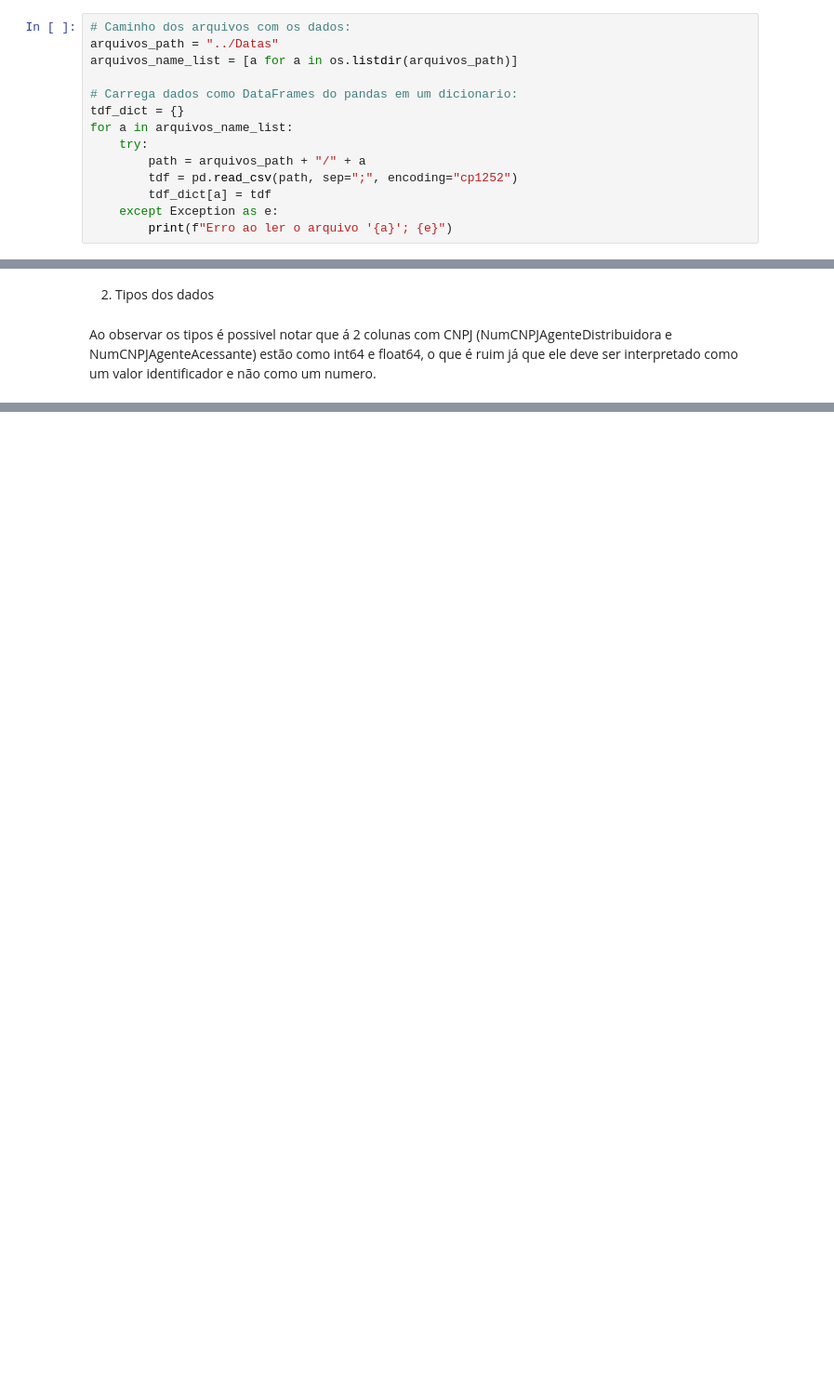
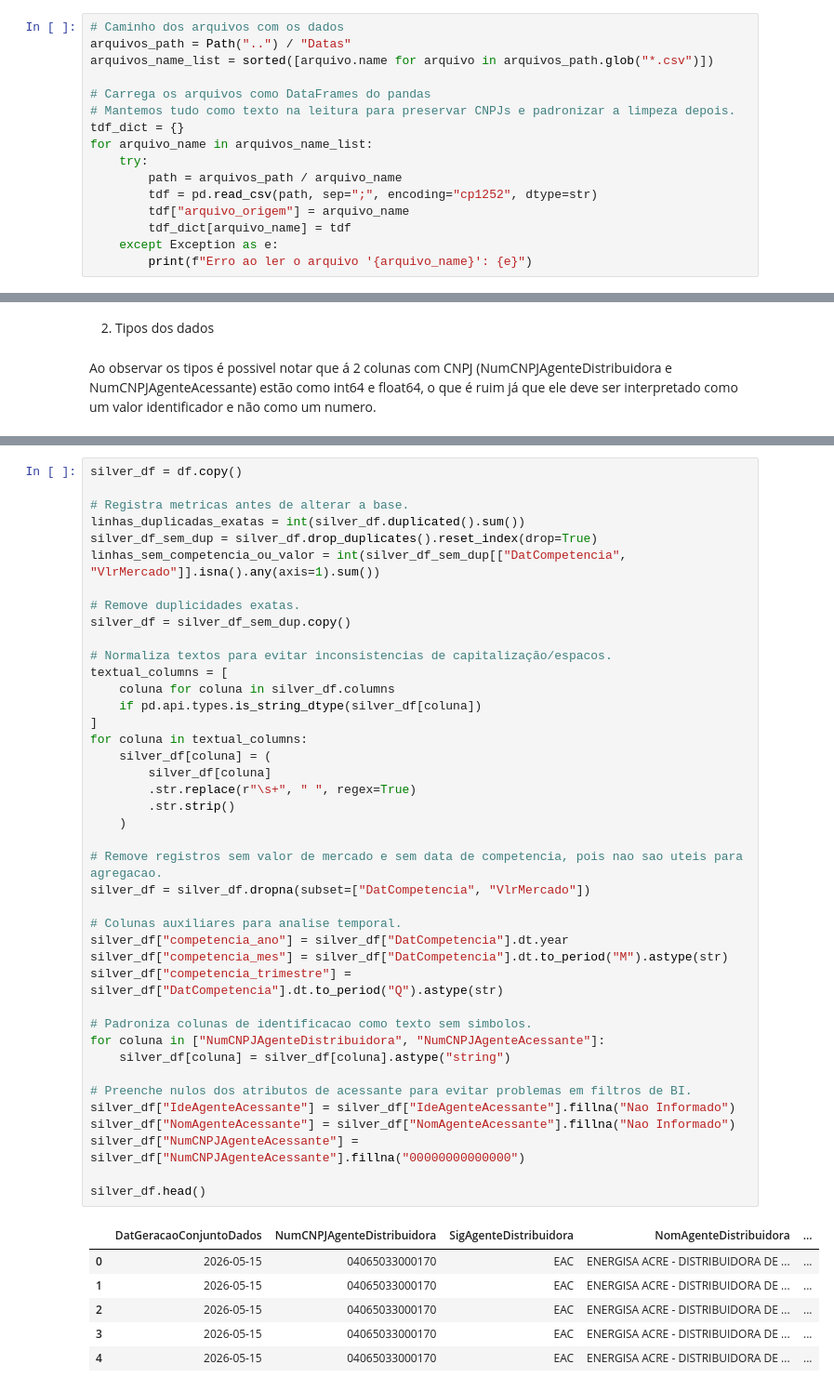
Before and after one commit to Cafeko/Projeto_integra-o-BD-2026.1, a Jupyter notebook: Notebooks/ETL.ipynb, the cells around one changed output, grey strips where cells are left out. Shown at 93% size. Drawn from its saved outputs; the diff is of its cells as text; blank space fills up the shorter version.

```diff
--- a/Notebooks/ETL.ipynb
+++ b/Notebooks/ETL.ipynb
@@ -20,17 +11,19 @@ import pandas as pd
 # %% [markdown]
 **Extraindo e juntando os dados**
 # %%
-# Caminho dos arquivos com os dados:
-arquivos_path = "../Datas"
-arquivos_name_list = [a for a in os.listdir(arquivos_path)]
+# Caminho dos arquivos com os dados
+arquivos_path = Path("..") / "Datas"
+arquivos_name_list = sorted([arquivo.name for arquivo in arquivos_path.glob("*.csv")])
 
-# Carrega dados como DataFrames do pandas em um dicionario:
+# Carrega os arquivos como DataFrames do pandas
+# Mantemos tudo como texto na leitura para preservar CNPJs e padronizar a limpeza depois.
 tdf_dict = {}
-for a in arquivos_name_list:
+for arquivo_name in arquivos_name_list:
     try:
-        path = arquivos_path + "/" + a
-        tdf = pd.read_csv(path, sep=";", encoding="cp1252")
-        tdf_dict[a] = tdf
+        path = arquivos_path / arquivo_name
+        tdf = pd.read_csv(path, sep=";", encoding="cp1252", dtype=str)
+        tdf["arquivo_origem"] = arquivo_name
+        tdf_dict[arquivo_name] = tdf
     except Exception as e:
-        print(f"Erro ao ler o arquivo '{a}'; {e}")
+        print(f"Erro ao ler o arquivo '{arquivo_name}': {e}")
 # %%
@@ -121,0 +144,48 @@ Para corrigir isso o tipo dos valores dessas colunas serão alterados para strin
+# %%
+silver_df = df.copy()
+
+# Registra metricas antes de alterar a base.
+linhas_duplicadas_exatas = int(silver_df.duplicated().sum())
+silver_df_sem_dup = silver_df.drop_duplicates().reset_index(drop=True)
+linhas_sem_competencia_ou_valor = int(silver_df_sem_dup[["DatCompetencia", "VlrMercado"]].isna().any(axis=1).sum())
+
+# Remove duplicidades exatas.
+silver_df = silver_df_sem_dup.copy()
+
+# Normaliza textos para evitar inconsistencias de capitalização/espacos.
+textual_columns = [
+    coluna for coluna in silver_df.columns
+    if pd.api.types.is_string_dtype(silver_df[coluna])
+]
+for coluna in textual_columns:
+    silver_df[coluna] = (
+        silver_df[coluna]
+        .str.replace(r"\s+", " ", regex=True)
+        .str.strip()
+    )
+
+# Remove registros sem valor de mercado e sem data de competencia, pois nao sao uteis para agregacao.
+silver_df = silver_df.dropna(subset=["DatCompetencia", "VlrMercado"])
+
+# Colunas auxiliares para analise temporal.
+silver_df["competencia_ano"] = silver_df["DatCompetencia"].dt.year
+silver_df["competencia_mes"] = silver_df["DatCompetencia"].dt.to_period("M").astype(str)
+silver_df["competencia_trimestre"] = silver_df["DatCompetencia"].dt.to_period("Q").astype(str)
+
+# Padroniza colunas de identificacao como texto sem simbolos.
+for coluna in ["NumCNPJAgenteDistribuidora", "NumCNPJAgenteAcessante"]:
+    silver_df[coluna] = silver_df[coluna].astype("string")
+
+# Preenche nulos dos atributos de acessante para evitar problemas em filtros de BI.
+silver_df["IdeAgenteAcessante"] = silver_df["IdeAgenteAcessante"].fillna("Nao Informado")
+silver_df["NomAgenteAcessante"] = silver_df["NomAgenteAcessante"].fillna("Nao Informado")
+silver_df["NumCNPJAgenteAcessante"] = silver_df["NumCNPJAgenteAcessante"].fillna("00000000000000")
+
+silver_df.head()
+# %% [output]
+|  | DatGeracaoConjuntoDados | NumCNPJAgenteDistribuidora | SigAgenteDistribuidora | NomAgenteDistribuidora | ... |
+| 0 | 2026-05-15 | 04065033000170 | EAC | ENERGISA ACRE - DISTRIBUIDORA DE ... | ... |
+| 1 | 2026-05-15 | 04065033000170 | EAC | ENERGISA ACRE - DISTRIBUIDORA DE ... | ... |
+| 2 | 2026-05-15 | 04065033000170 | EAC | ENERGISA ACRE - DISTRIBUIDORA DE ... | ... |
+| 3 | 2026-05-15 | 04065033000170 | EAC | ENERGISA ACRE - DISTRIBUIDORA DE ... | ... |
+| 4 | 2026-05-15 | 04065033000170 | EAC | ENERGISA ACRE - DISTRIBUIDORA DE ... | ... |
```
Also changed, not shown: parts of 15 cells of this notebook, 13 other files.
